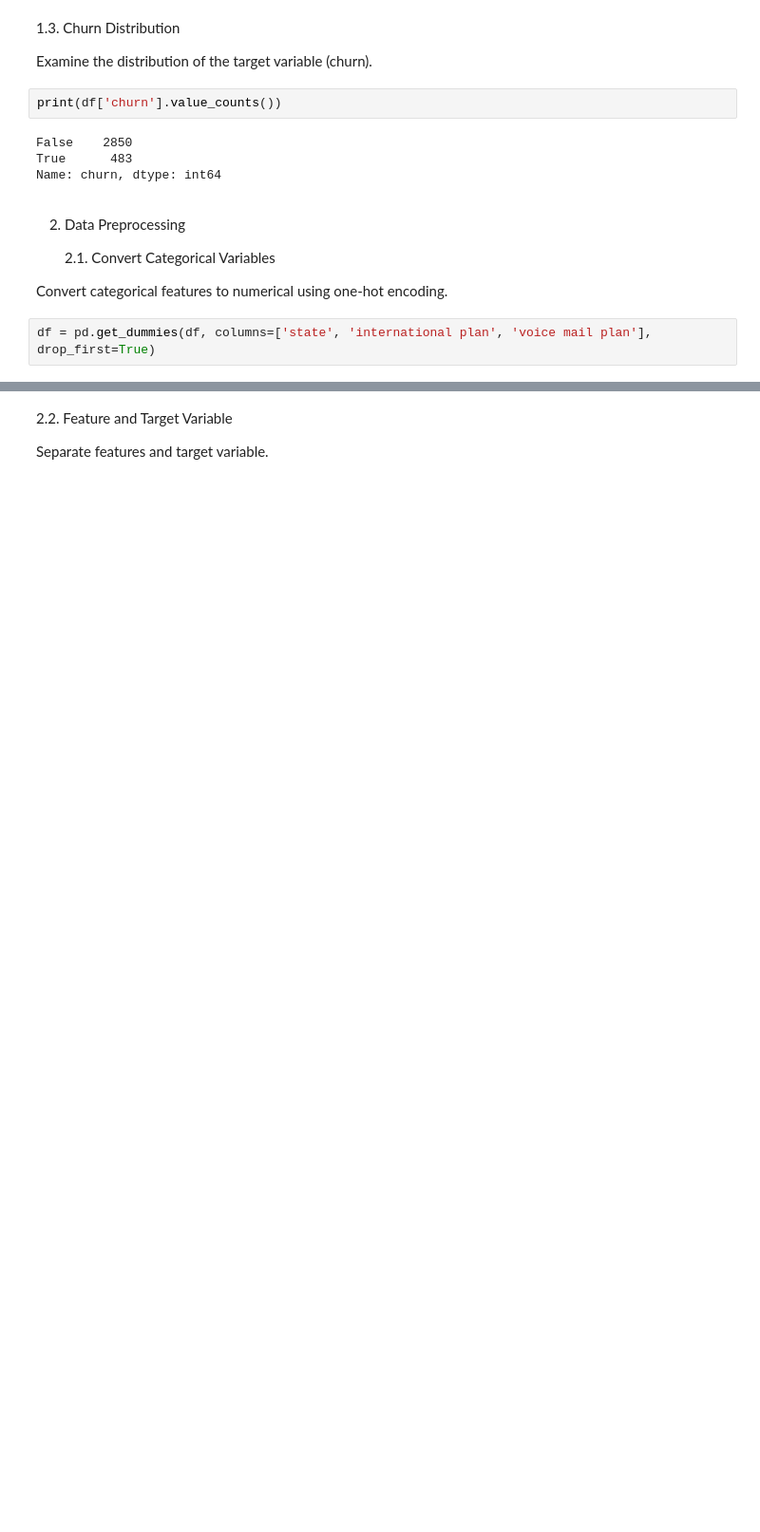
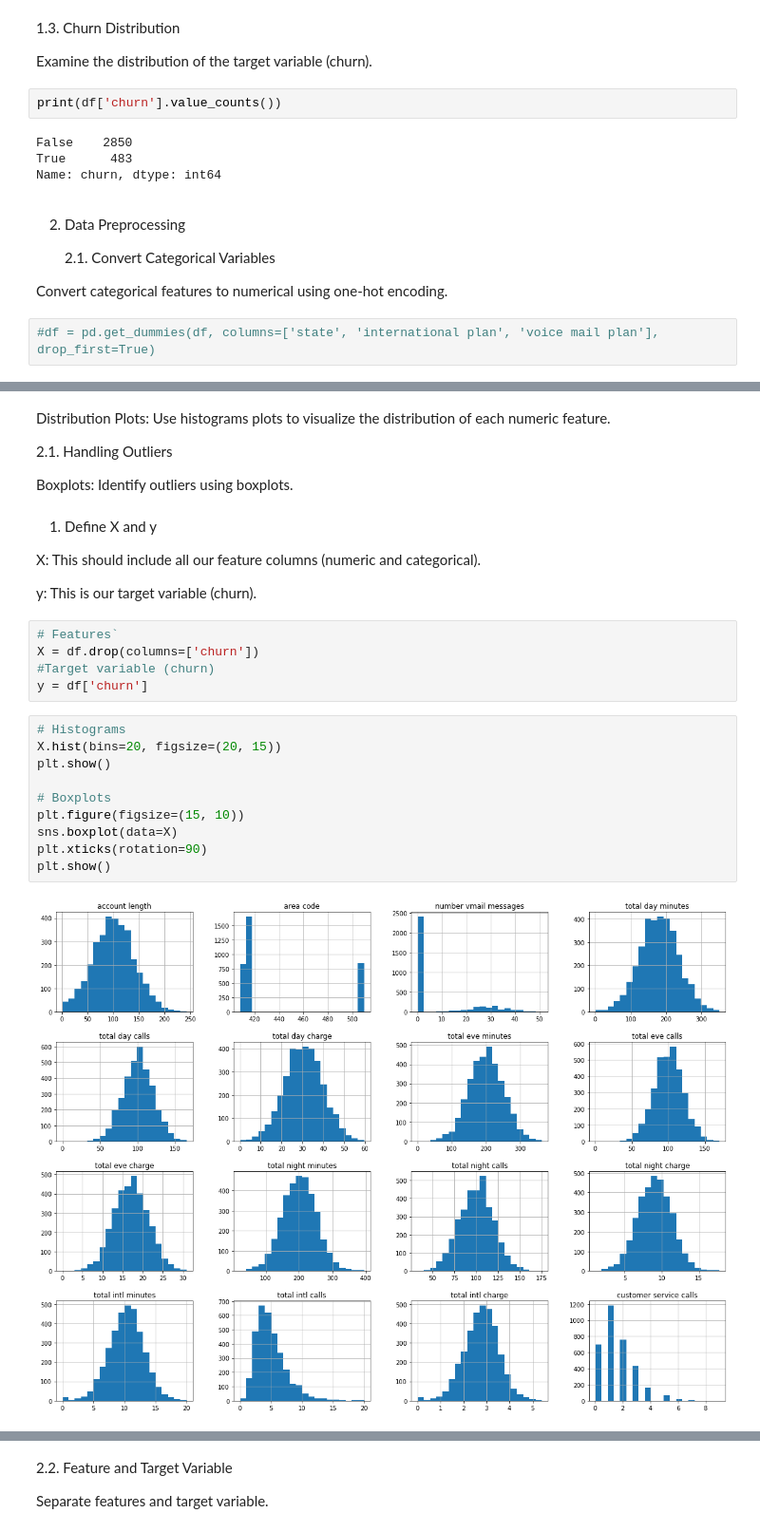
Before and after one commit to marymusyoka/Phase_3_Project, a Jupyter notebook: index.ipynb, the cells around one changed output, grey strips where cells are left out. Shown: that part at 95% size. Saved outputs shown, nothing was run; the diff lists cells and outputs as text; blank space fills up the shorter version.

```diff
--- a/index.ipynb
+++ b/index.ipynb
@@ -275,4 +324,4 @@ Name: churn, dtype: int64
 
 Convert categorical features to numerical using one-hot encoding.
 # %%
-df = pd.get_dummies(df, columns=['state', 'international plan', 'voice mail plan'], drop_first=True)
+#df = pd.get_dummies(df, columns=['state', 'international plan', 'voice mail plan'], drop_first=True)
@@ -278,0 +330,29 @@ df = pd.get_dummies(df, columns=['state', 'international plan', 'voice mail plan
+# %% [markdown]
+Distribution Plots: Use histograms  plots to visualize the distribution of each numeric feature.
+
+2.1. Handling Outliers
+
+Boxplots: Identify outliers using boxplots.
+# %% [markdown]
+1. Define X and y
+
+X: This should include all our feature columns (numeric and categorical).
+
+y: This is our target variable (churn).
+# %%
+# Features`
+X = df.drop(columns=['churn'])
+#Target variable (churn)
+y = df['churn']
+# %%
+# Histograms
+X.hist(bins=20, figsize=(20, 15))
+plt.show()
+
+# Boxplots
+plt.figure(figsize=(15, 10))
+sns.boxplot(data=X)
+plt.xticks(rotation=90)
+plt.show()
+# %% [output]
+[figure, added]
```
Also changed, not shown: parts of 27 cells of this notebook.
